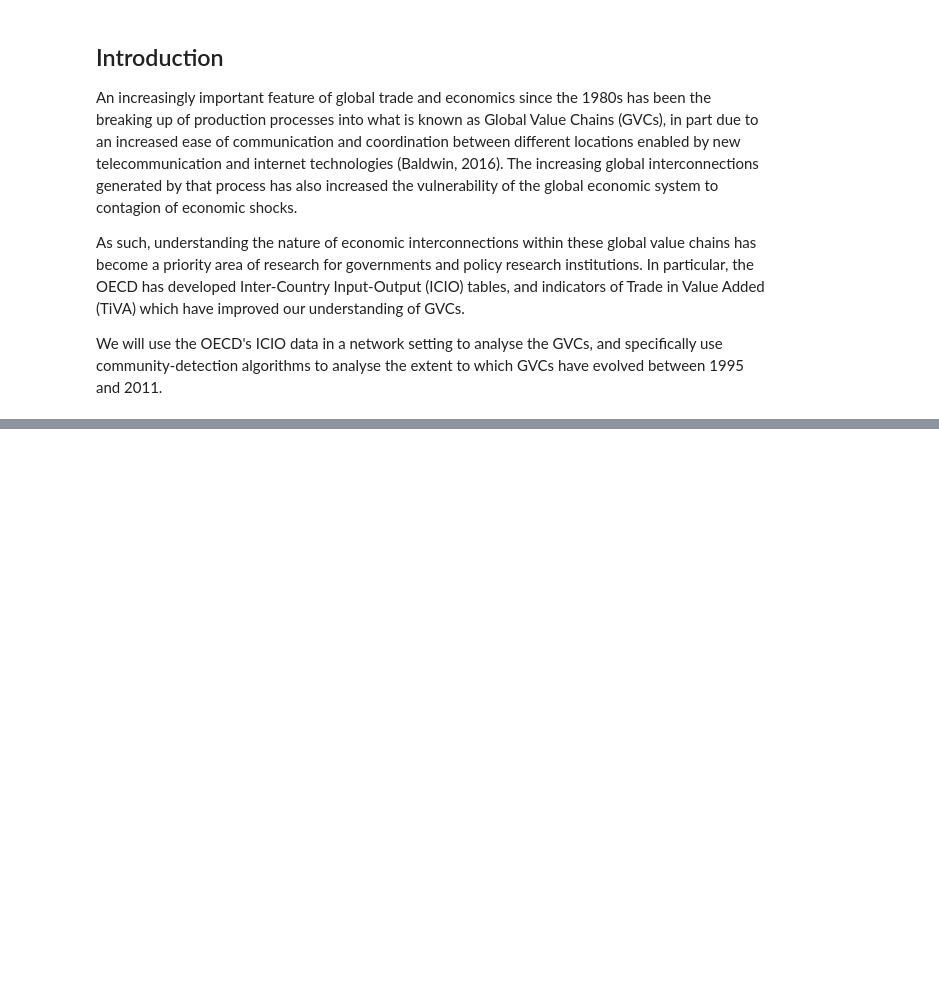
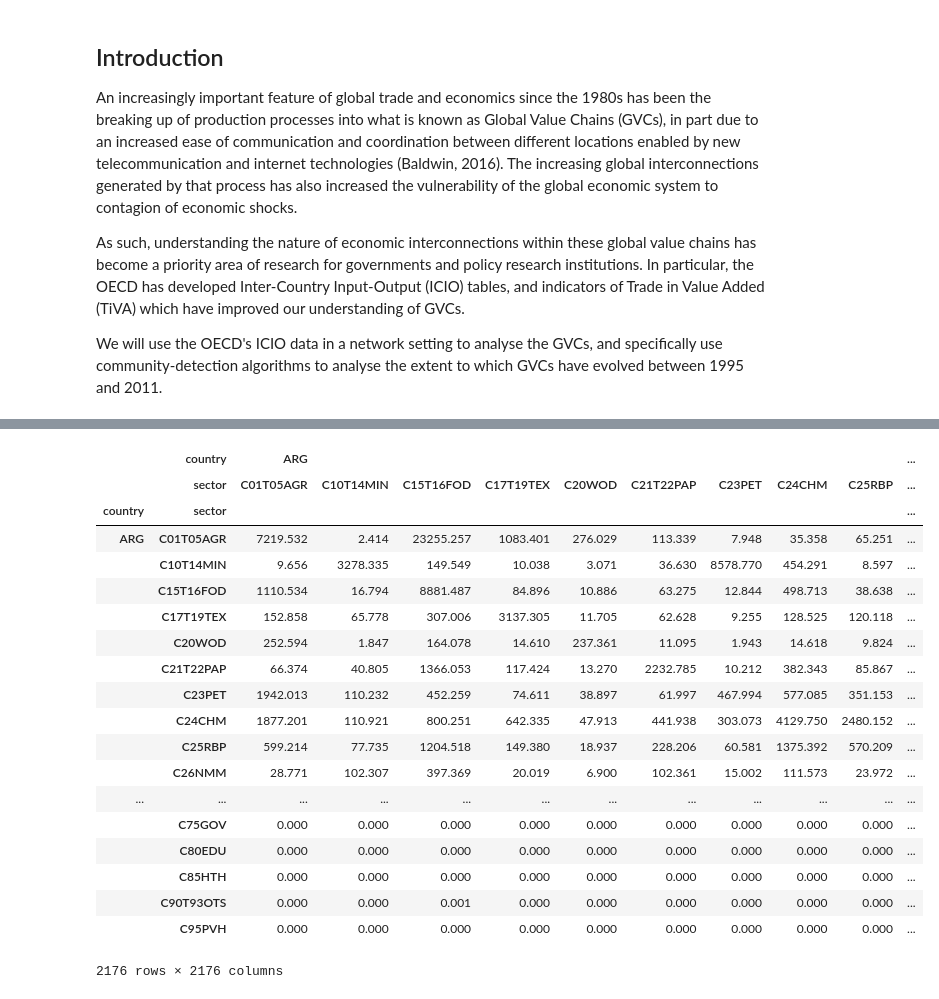
Before and after one commit to drosbcn/Networks, a Jupyter notebook: networks_project.ipynb, the cells around one changed output, grey strips where cells are left out. Cells and saved outputs as stored; diff of their text form; code cells hidden in the pictures; blank space fills up the shorter version.

```diff
--- a/networks_project.ipynb
+++ b/networks_project.ipynb
@@ -18,0 +77,23 @@ input_output = pd.read_csv("input_output.csv", index_col = [0,1], header = [0,1]
+# %%
+input_output
+# %% [output]
+|  | country | ARG |  |  |  |  |  |  |  |  | ... |
+|  | sector | C01T05AGR | C10T14MIN | C15T16FOD | C17T19TEX | C20WOD | C21T22PAP | C23PET | C24CHM | C25RBP | ... |
+| country | sector |  |  |  |  |  |  |  |  |  | ... |
+| ARG | C01T05AGR | 7219.532 | 2.414 | 23255.257 | 1083.401 | 276.029 | 113.339 | 7.948 | 35.358 | 65.251 | ... |
+|  | C10T14MIN | 9.656 | 3278.335 | 149.549 | 10.038 | 3.071 | 36.630 | 8578.770 | 454.291 | 8.597 | ... |
+|  | C15T16FOD | 1110.534 | 16.794 | 8881.487 | 84.896 | 10.886 | 63.275 | 12.844 | 498.713 | 38.638 | ... |
+|  | C17T19TEX | 152.858 | 65.778 | 307.006 | 3137.305 | 11.705 | 62.628 | 9.255 | 128.525 | 120.118 | ... |
+|  | C20WOD | 252.594 | 1.847 | 164.078 | 14.610 | 237.361 | 11.095 | 1.943 | 14.618 | 9.824 | ... |
+|  | C21T22PAP | 66.374 | 40.805 | 1366.053 | 117.424 | 13.270 | 2232.785 | 10.212 | 382.343 | 85.867 | ... |
+|  | C23PET | 1942.013 | 110.232 | 452.259 | 74.611 | 38.897 | 61.997 | 467.994 | 577.085 | 351.153 | ... |
+|  | C24CHM | 1877.201 | 110.921 | 800.251 | 642.335 | 47.913 | 441.938 | 303.073 | 4129.750 | 2480.152 | ... |
+|  | C25RBP | 599.214 | 77.735 | 1204.518 | 149.380 | 18.937 | 228.206 | 60.581 | 1375.392 | 570.209 | ... |
+|  | C26NMM | 28.771 | 102.307 | 397.369 | 20.019 | 6.900 | 102.361 | 15.002 | 111.573 | 23.972 | ... |
+| ... | ... | ... | ... | ... | ... | ... | ... | ... | ... | ... | ... |
+|  | C75GOV | 0.000 | 0.000 | 0.000 | 0.000 | 0.000 | 0.000 | 0.000 | 0.000 | 0.000 | ... |
+|  | C80EDU | 0.000 | 0.000 | 0.000 | 0.000 | 0.000 | 0.000 | 0.000 | 0.000 | 0.000 | ... |
+|  | C85HTH | 0.000 | 0.000 | 0.000 | 0.000 | 0.000 | 0.000 | 0.000 | 0.000 | 0.000 | ... |
+|  | C90T93OTS | 0.000 | 0.000 | 0.001 | 0.000 | 0.000 | 0.000 | 0.000 | 0.000 | 0.000 | ... |
+|  | C95PVH | 0.000 | 0.000 | 0.000 | 0.000 | 0.000 | 0.000 | 0.000 | 0.000 | 0.000 | ... |
+2176 rows × 2176 columns
```
Also changed, not shown: parts of 9 cells of this notebook, 2 other files.
